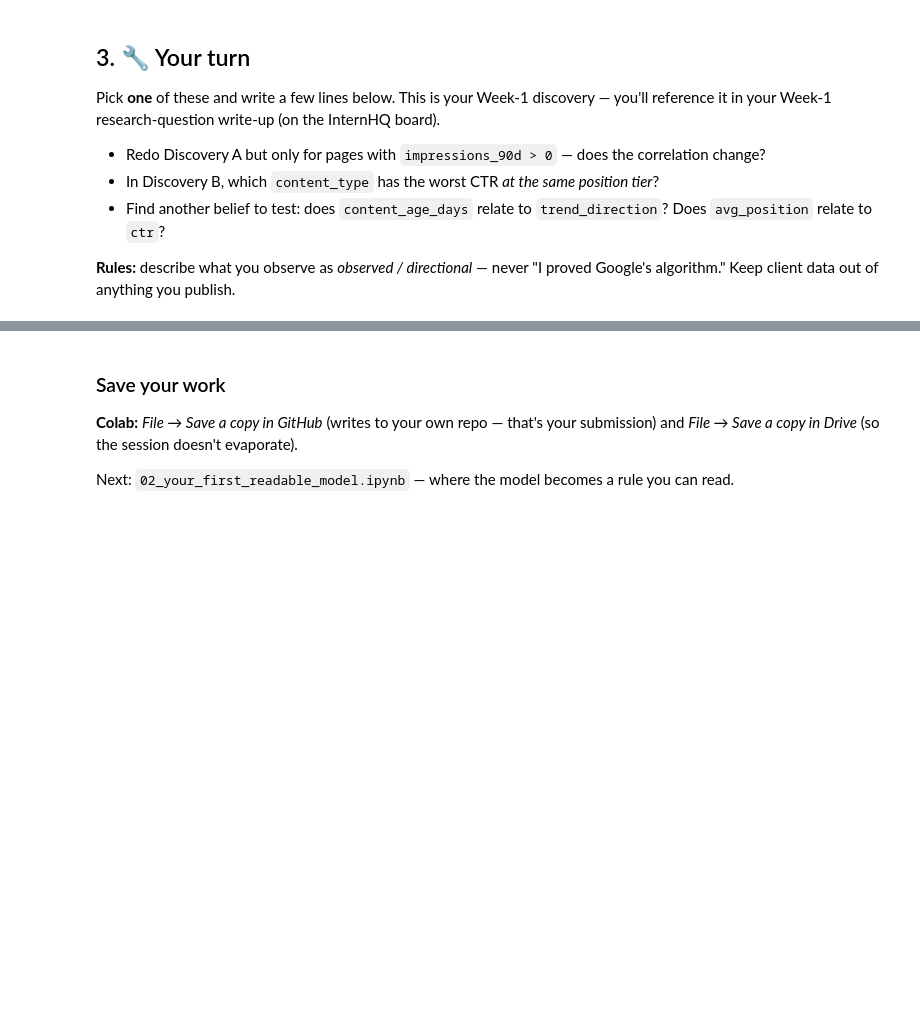
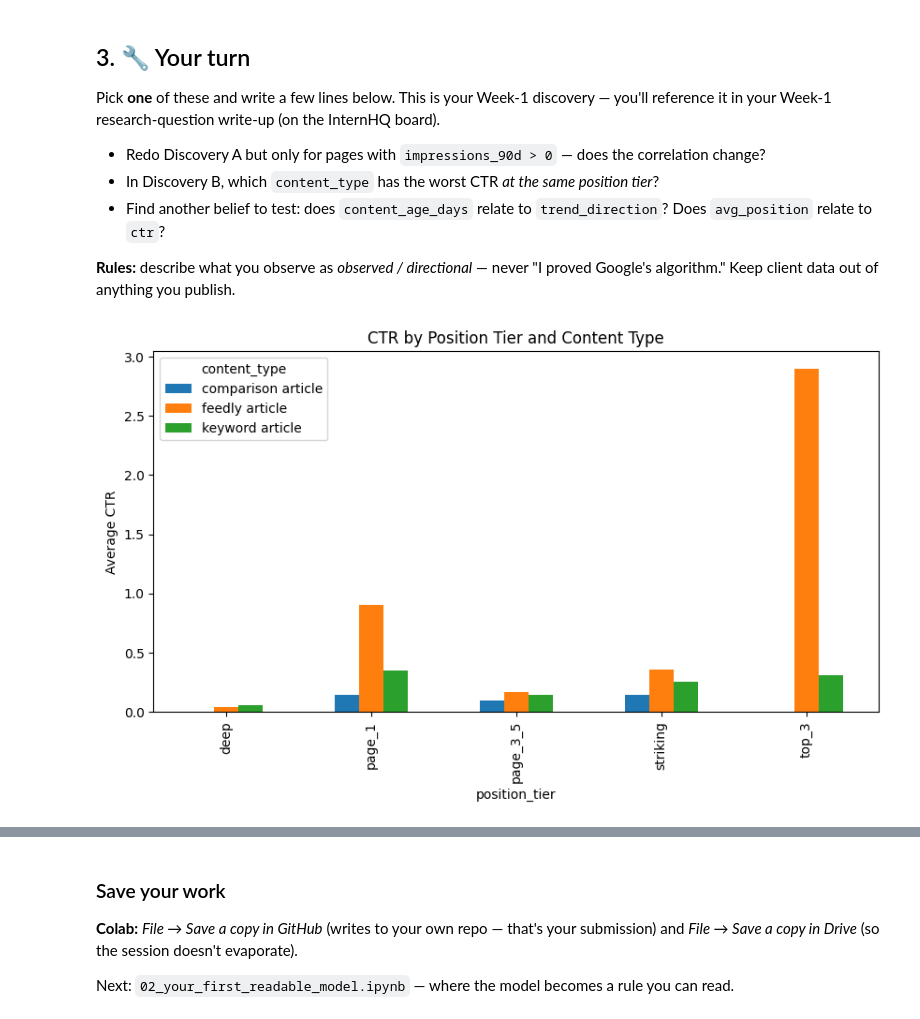
Before and after one commit to Toeee20/flyrank-ai-task, a Jupyter notebook: 01_first_look_and_discovery.ipynb, the cells around one changed output, grey strips where cells are left out. Cells and saved outputs as stored; diff of their text form; code cells hidden in the pictures; blank space fills up the shorter version.

```diff
--- a/01_first_look_and_discovery.ipynb
+++ b/01_first_look_and_discovery.ipynb
@@ -155,0 +154,28 @@ Pick **one** of these and write a few lines below. This is your Week-1 discovery
+# %%
+# Your discovery here
+
+ctr_table = (
+    df[df["impressions_90d"] >= 100]
+    .groupby(["position_tier", "content_type"])["ctr"]
+    .mean()
+    .round(4)
+    .reset_index()
+)
+
+ctr_table
+
+import matplotlib.pyplot as plt
+
+pivot = ctr_table.pivot(
+    index="position_tier",
+    columns="content_type",
+    values="ctr"
+)
+
+pivot.plot(kind="bar", figsize=(10,5))
+
+plt.ylabel("Average CTR")
+plt.title("CTR by Position Tier and Content Type")
+plt.show()
+# %% [output]
+[figure, added]
```
Also changed, not shown: parts of 2 cells of this notebook.
